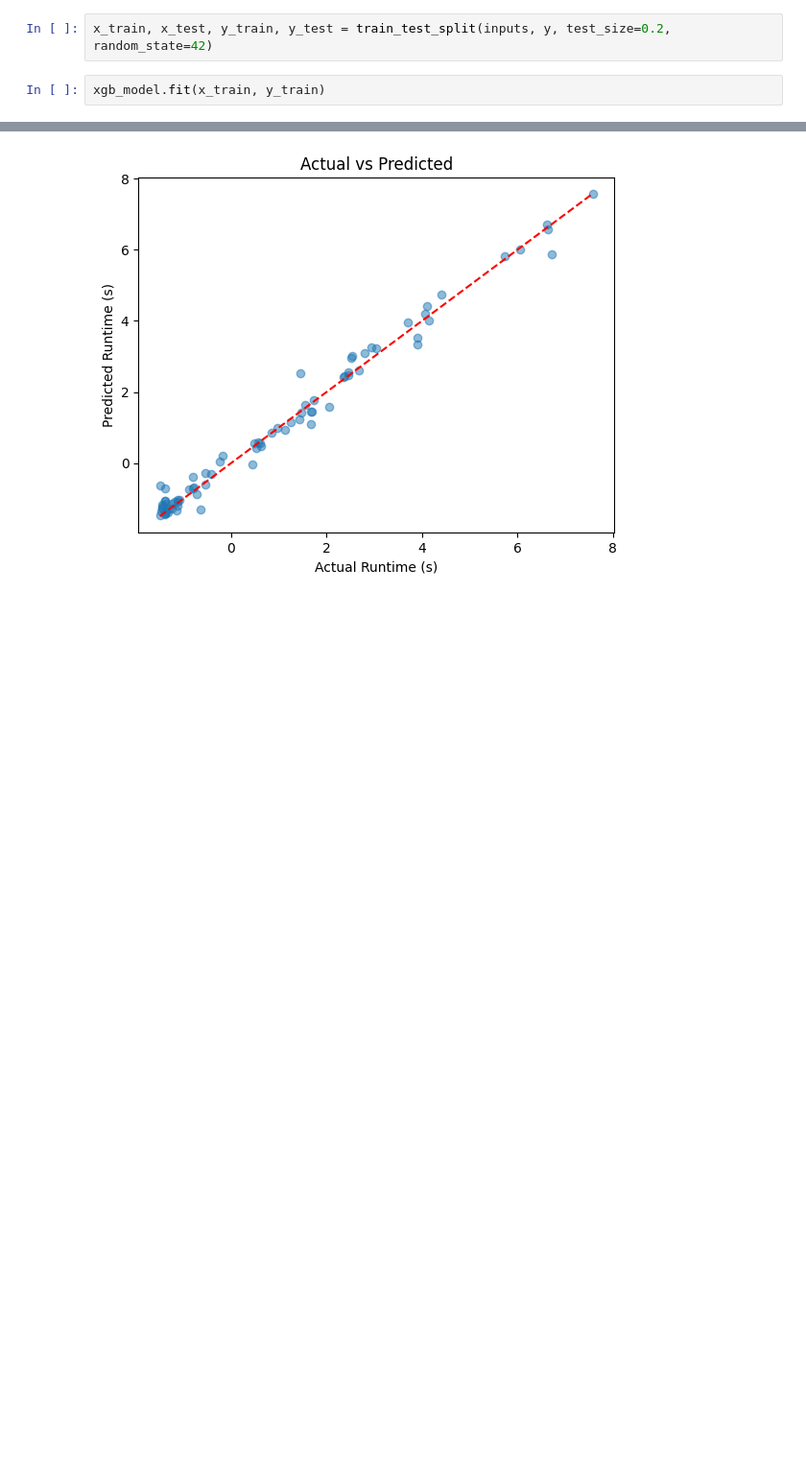
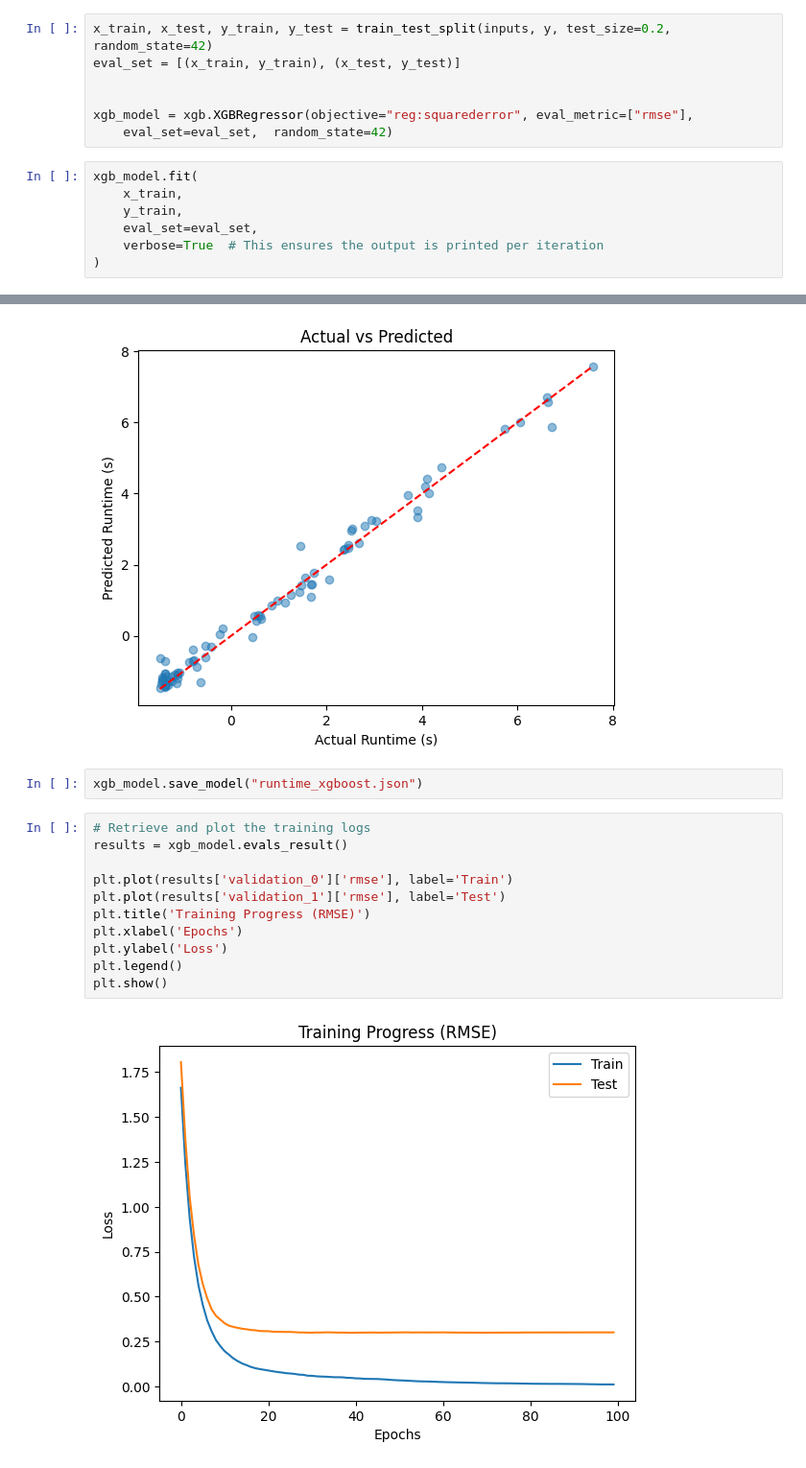
Before and after one commit to Rishivarshil/2026-Quantum-Rings, a Jupyter notebook: runtime_xgboost.ipynb, the cells around one changed output, grey strips where cells are left out. Shown at 96% size. Saved outputs shown, nothing was run; the diff lists cells and outputs as text; blank space fills up the shorter version.

```diff
--- a/runtime_xgboost.ipynb
+++ b/runtime_xgboost.ipynb
@@ -44,5 +42,15 @@ xgb_model = xgb.XGBRegressor(objective="reg:linear", random_state=42)
 # %%
 x_train, x_test, y_train, y_test = train_test_split(inputs, y, test_size=0.2, random_state=42)
+eval_set = [(x_train, y_train), (x_test, y_test)]
+
+
+xgb_model = xgb.XGBRegressor(objective="reg:squarederror", eval_metric=["rmse"],
+    eval_set=eval_set,  random_state=42)
 # %%
-xgb_model.fit(x_train, y_train)
+xgb_model.fit(
+    x_train,
+    y_train,
+    eval_set=eval_set,
+    verbose=True  # This ensures the output is printed per iteration
+)
 # %% [output]
@@ -78,3 +110,18 @@ plt.title('Actual vs Predicted')
 plt.show()
 # %% [output]
 [figure]
+# %%
+xgb_model.save_model("runtime_xgboost.json")
+# %%
+# Retrieve and plot the training logs
+results = xgb_model.evals_result()
+
+plt.plot(results['validation_0']['rmse'], label='Train')
+plt.plot(results['validation_1']['rmse'], label='Test')
+plt.title('Training Progress (RMSE)')
+plt.xlabel('Epochs')
+plt.ylabel('Loss')
+plt.legend()
+plt.show()
+# %% [output]
+[figure, added]
```
Also changed, not shown: parts of 2 cells of this notebook, 42 other files.
